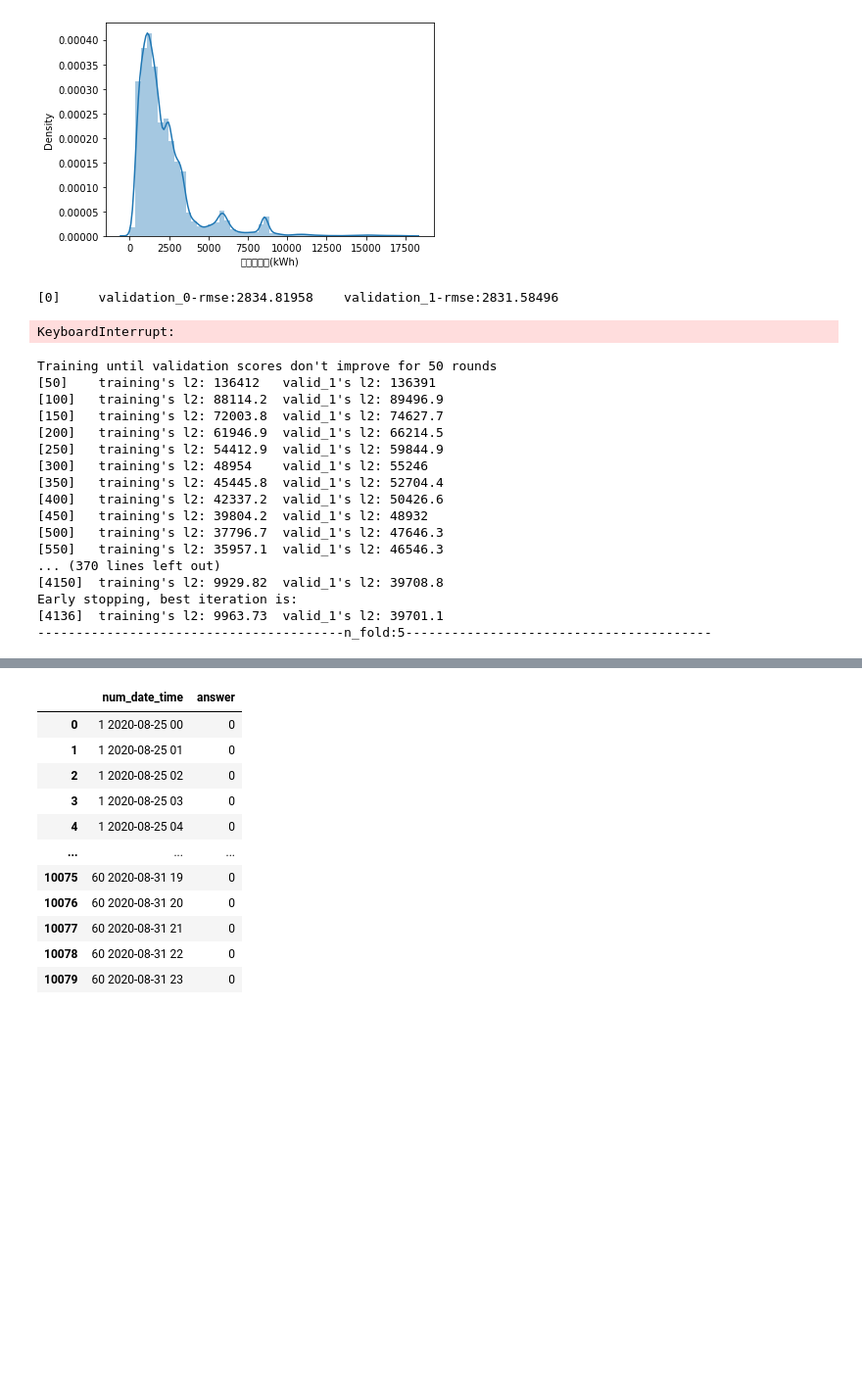
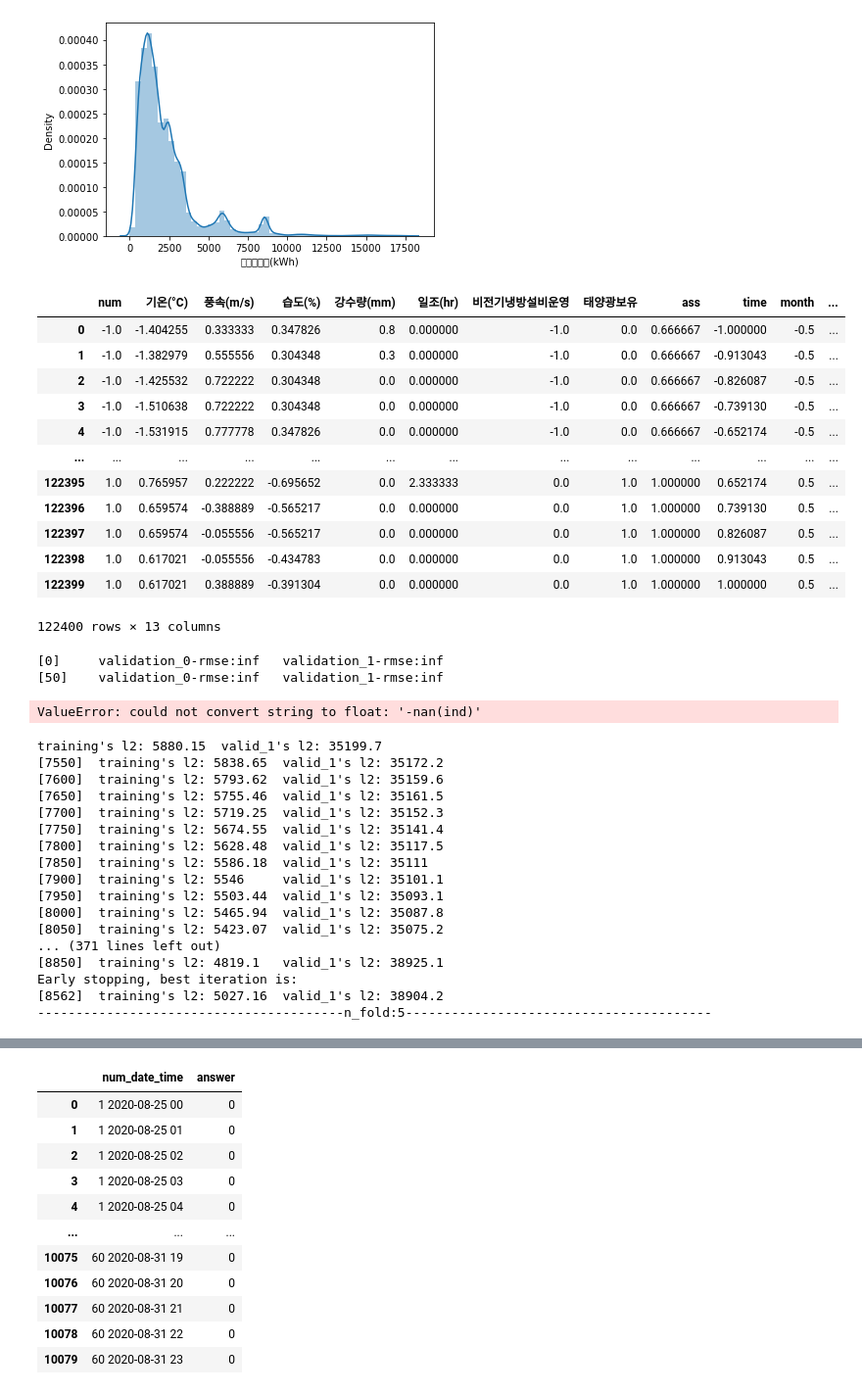
Before and after one commit to hhh6593/TIL, a Jupyter notebook: 전략수요예측_분석.ipynb, the cells around one changed output, grey strips where cells are left out. Shown: that part at 98% size. Saved outputs shown, nothing was run; the diff lists cells and outputs as text; code cells hidden in the pictures; blank space fills up the shorter version.

```diff
--- a/전략수요예측_분석.ipynb
+++ b/전략수요예측_분석.ipynb
@@ -172,6 +173,3 @@ test['holiday'] = test['date_time'].apply(lambda x: holiday(x))
 # %%
 train2 = train.drop(['date_time', '전력사용량(kWh)'], axis=1)
 test2 = test.drop(['date_time'], axis=1)
-# %%
-train2 = pd.get_dummies(train2, columns=['ass'])
-test2 = pd.get_dummies(test2, columns=['ass'])
@@ -184,2 +185,18 @@ test2 = pd.get_dummies(test2, columns=['ass'])
+# %%
+train2_scaled
+# %% [output]
+|  | num | 기온(°C) | 풍속(m/s) | 습도(%) | 강수량(mm) | 일조(hr) | 비전기냉방설비운영 | 태양광보유 | ass | time | month | ... |
+| 0 | -1.0 | -1.404255 | 0.333333 | 0.347826 | 0.8 | 0.000000 | -1.0 | 0.0 | 0.666667 | -1.000000 | -0.5 | ... |
+| 1 | -1.0 | -1.382979 | 0.555556 | 0.304348 | 0.3 | 0.000000 | -1.0 | 0.0 | 0.666667 | -0.913043 | -0.5 | ... |
+| 2 | -1.0 | -1.425532 | 0.722222 | 0.304348 | 0.0 | 0.000000 | -1.0 | 0.0 | 0.666667 | -0.826087 | -0.5 | ... |
+| 3 | -1.0 | -1.510638 | 0.722222 | 0.304348 | 0.0 | 0.000000 | -1.0 | 0.0 | 0.666667 | -0.739130 | -0.5 | ... |
+| 4 | -1.0 | -1.531915 | 0.777778 | 0.347826 | 0.0 | 0.000000 | -1.0 | 0.0 | 0.666667 | -0.652174 | -0.5 | ... |
+| ... | ... | ... | ... | ... | ... | ... | ... | ... | ... | ... | ... | ... |
+| 122395 | 1.0 | 0.765957 | 0.222222 | -0.695652 | 0.0 | 2.333333 | 0.0 | 1.0 | 1.000000 | 0.652174 | 0.5 | ... |
+| 122396 | 1.0 | 0.659574 | -0.388889 | -0.565217 | 0.0 | 0.000000 | 0.0 | 1.0 | 1.000000 | 0.739130 | 0.5 | ... |
+| 122397 | 1.0 | 0.659574 | -0.055556 | -0.565217 | 0.0 | 0.000000 | 0.0 | 1.0 | 1.000000 | 0.826087 | 0.5 | ... |
+| 122398 | 1.0 | 0.617021 | -0.055556 | -0.434783 | 0.0 | 0.000000 | 0.0 | 1.0 | 1.000000 | 0.913043 | 0.5 | ... |
+| 122399 | 1.0 | 0.617021 | 0.388889 | -0.391304 | 0.0 | 0.000000 | 0.0 | 1.0 | 1.000000 | 1.000000 | 0.5 | ... |
+122400 rows × 13 columns
 # %%
 from xgboost import XGBRegressor
@@ -187,20 +204,20 @@ xgb = XGBRegressor(learning_rate=0.1, n_estimators=10000, colsample_bytree=0.5,
 # %%
-from sklearn.model_selection import KFold
 kf = KFold(n_splits=5, shuffle=True, random_state=42)
 i = 0
-result = 0
+result2 = 0
 best_score = 0
 for train_idx, test_idx in kf.split(train2, train['전력사용량(kWh)']):
     x_train, x_val = train2.iloc[train_idx], train2.iloc[test_idx]
     y_train, y_val = train['전력사용량(kWh)'][train_idx], train['전력사용량(kWh)'][test_idx]
     xgb.fit(x_train, y_train, eval_set=[(x_train, y_train), (x_val, y_val)], verbose=50, early_stopping_rounds=100)
-    best_score+=xgb.best_score/5
-    result += xgb.predict(test2)/5
+    best_socre = xgb.best_score/5
+    result2 += li.predict(test2)/5
     i += 1
     print(f'----------------------------------------n_fold:{i}----------------------------------------')
 # %% [output]
-[0]     validation_0-rmse:2834.81958    validation_1-rmse:2831.58496
+[0]     validation_0-rmse:inf   validation_1-rmse:inf
+[50]    validation_0-rmse:inf   validation_1-rmse:inf
-KeyboardInterrupt:
+ValueError: could not convert string to float: '-nan(ind)'
 # %%
 from lightgbm import LGBMRegressor
 li = LGBMRegressor(n_estimators=10000, random_state=42)
@@ -210,27 +227,27 @@ i = 0
 result2 = 0
 best_score = 0
 for train_idx, test_idx in kf.split(train2, train['전력사용량(kWh)']):
-    x_train, x_val = train2.iloc[train_idx], train2.iloc[test_idx]
+    x_train, x_val = train2_scaled.iloc[train_idx], train2_scaled.iloc[test_idx]
     y_train, y_val = train['전력사용량(kWh)'][train_idx], train['전력사용량(kWh)'][test_idx]
-    li.fit(x_train, y_train, eval_set=[(x_train, y_train), (x_val, y_val)], verbose=50, early_stopping_rounds=50)
-    result2 += li.predict(test2)/5
+    li.fit(x_train, y_train, eval_set=[(x_train, y_train), (x_val, y_val)], verbose=50, early_stopping_rounds=300)
+    result2 += li.predict(test2_scaled)/5
     i += 1
     print(f'----------------------------------------n_fold:{i}----------------------------------------')
 # %% [output]
-Training until validation scores don't improve for 50 rounds
-[50]    training's l2: 136412   valid_1's l2: 136391
-[100]   training's l2: 88114.2  valid_1's l2: 89496.9
-[150]   training's l2: 72003.8  valid_1's l2: 74627.7
-[200]   training's l2: 61946.9  valid_1's l2: 66214.5
-[250]   training's l2: 54412.9  valid_1's l2: 59844.9
-[300]   training's l2: 48954    valid_1's l2: 55246
-[350]   training's l2: 45445.8  valid_1's l2: 52704.4
-[400]   training's l2: 42337.2  valid_1's l2: 50426.6
-[450]   training's l2: 39804.2  valid_1's l2: 48932
-[500]   training's l2: 37796.7  valid_1's l2: 47646.3
-[550]   training's l2: 35957.1  valid_1's l2: 46546.3
-... (370 lines left out)
-[4150]  training's l2: 9929.82  valid_1's l2: 39708.8
+training's l2: 5880.15  valid_1's l2: 35199.7
+[7550]  training's l2: 5838.65  valid_1's l2: 35172.2
+[7600]  training's l2: 5793.62  valid_1's l2: 35159.6
+[7650]  training's l2: 5755.46  valid_1's l2: 35161.5
+[7700]  training's l2: 5719.25  valid_1's l2: 35152.3
+[7750]  training's l2: 5674.55  valid_1's l2: 35141.4
+[7800]  training's l2: 5628.48  valid_1's l2: 35117.5
+[7850]  training's l2: 5586.18  valid_1's l2: 35111
+[7900]  training's l2: 5546     valid_1's l2: 35101.1
+[7950]  training's l2: 5503.44  valid_1's l2: 35093.1
+[8000]  training's l2: 5465.94  valid_1's l2: 35087.8
+[8050]  training's l2: 5423.07  valid_1's l2: 35075.2
+... (371 lines left out)
+[8850]  training's l2: 4819.1   valid_1's l2: 38925.1
 Early stopping, best iteration is:
-[4136]  training's l2: 9963.73  valid_1's l2: 39701.1
+[8562]  training's l2: 5027.16  valid_1's l2: 38904.2
 ----------------------------------------n_fold:5----------------------------------------
```
Also changed, not shown: parts of 18 cells of this notebook.
